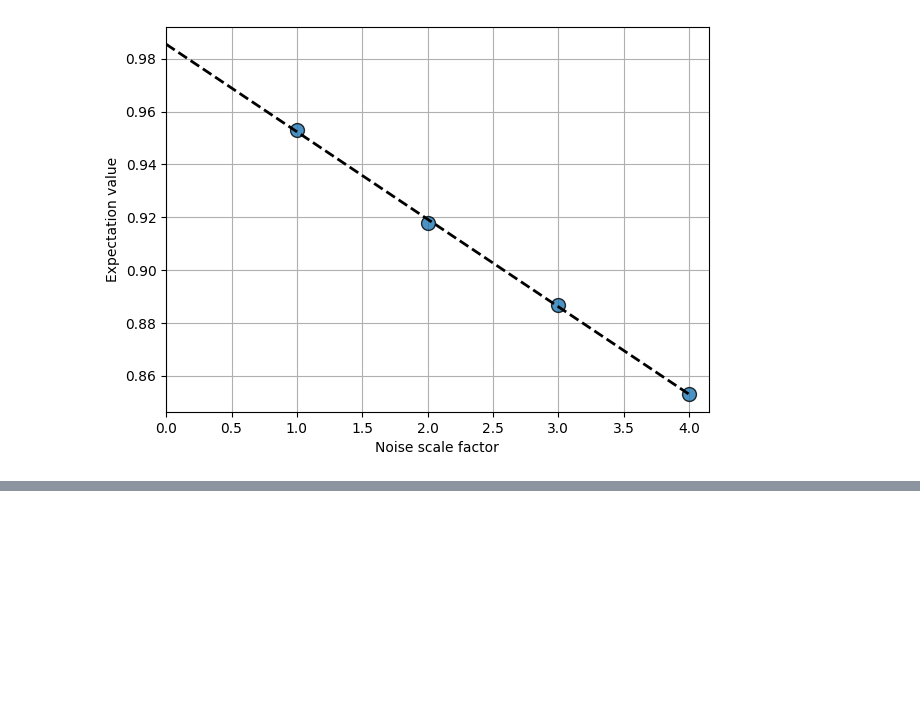
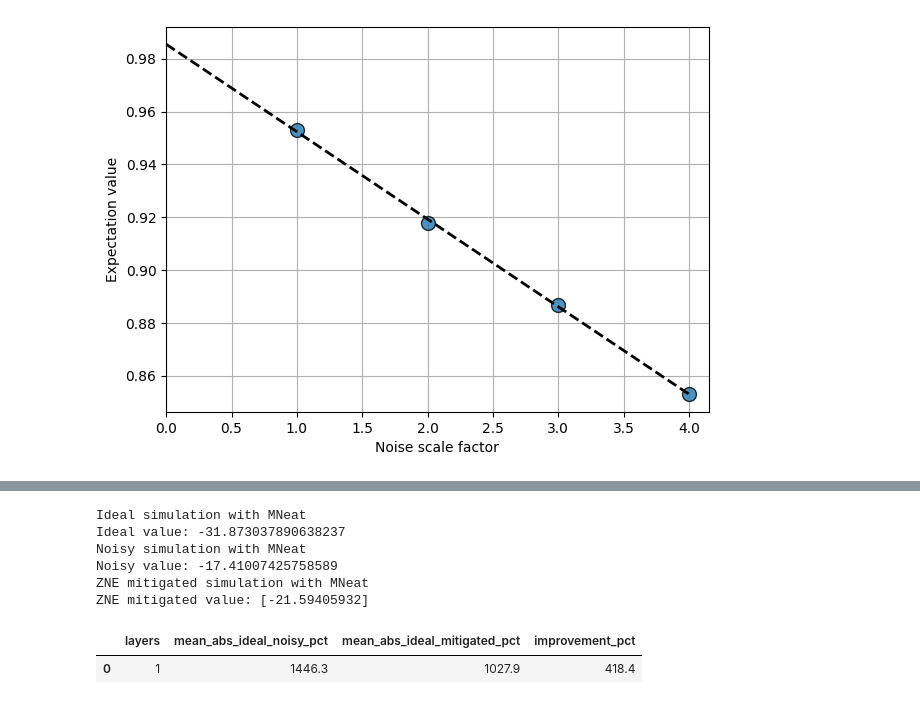
Before and after one commit to GibboSan/easy-q, a Jupyter notebook: quantum_optimization/playground.ipynb, the cells around one changed output, grey strips where cells are left out. Cells and saved outputs as stored; diff of their text form; code cells hidden in the pictures; blank space fills up the shorter version.

```diff
--- a/quantum_optimization/playground.ipynb
+++ b/quantum_optimization/playground.ipynb
@@ -959,0 +1036,66 @@ _ = factory.plot_fit()
+# %%
+def transpile_circuit(qc, backend, seed=None, optimization_level=3):
+
+    if backend is None:
+        raise ValueError("No backend specified for transpilation.")
+
+    pm = generate_preset_pass_manager(
+        backend=backend,
+        optimization_level=optimization_level,
+        seed_transpiler=seed
+    )
+
+    return pm.run(qc)
+
+mneat = MNeat(backend=backend)
+clifford_pub_hamiltonian = mneat.to_clifford(pub_hamiltonian)
+optimized_clifford_tqc = transpile_circuit(clifford_pub_hamiltonian[0].circuit, backend, seed)
+clifford_pub_hamiltonian = [(optimized_clifford_tqc, clifford_pub_hamiltonian[0].observables)]
+clifford_pub_hamiltonian = mneat.to_clifford(clifford_pub_hamiltonian)
+# %%
+print('Ideal simulation with MNeat')
+mneat_ideal = mneat.ideal_sim(clifford_pub_hamiltonian, cliffordize=False, seed_simulator=seed)
+print(f'Ideal value: {mneat_ideal[0].vals}')
+
+print('Noisy simulation with MNeat')
+mneat_noisy = mneat.noisy_sim(clifford_pub_hamiltonian, cliffordize=False, seed_simulator=seed)
+print(f'Noisy value: {mneat_noisy[0].vals}')
+
+factory = zne.inference.LinearFactory(scale_factors=[1, 2, 3])
+print('ZNE mitigated simulation with MNeat')
+mneat_zne = mneat.mitigated_sim(
+    clifford_pub_hamiltonian,
+    technique='zne',
+    cliffordize=False,
+    seed_simulator=seed,
+    execution_mode='estimator',
+    kwargs={'factory': factory}
+)
+print(f'ZNE mitigated value: {mneat_zne[0].vals}')
+
+mneat_mitigated_df = pd.DataFrame(
+    [
+        {
+            'layers': idx,
+            'mean_abs_ideal_noisy_pct': round(float(np.mean(np.abs(ideal_res.vals - noisy_res.vals)) * 100.0), 2),
+            'mean_abs_ideal_mitigated_pct': round(float(np.mean(np.abs(ideal_res.vals - mit_res.vals)) * 100.0), 2),
+        }
+        for idx, (ideal_res, noisy_res, mit_res) in enumerate(
+            zip(mneat_ideal, mneat_noisy, mneat_zne), start=1
+        )
+    ]
+)
+mneat_mitigated_df['improvement_pct'] = (
+    mneat_mitigated_df['mean_abs_ideal_noisy_pct']
+    - mneat_mitigated_df['mean_abs_ideal_mitigated_pct']
+)
+display(mneat_mitigated_df)
+# %% [output]
+Ideal simulation with MNeat
+Ideal value: -31.873037890638237
+Noisy simulation with MNeat
+Noisy value: -17.41007425758589
+ZNE mitigated simulation with MNeat
+ZNE mitigated value: [-21.59405932]
+|  | layers | mean_abs_ideal_noisy_pct | mean_abs_ideal_mitigated_pct | improvement_pct |
+| 0 | 1 | 1446.3 | 1027.9 | 418.4 |
```
Also changed, not shown: parts of 23 cells of this notebook.
